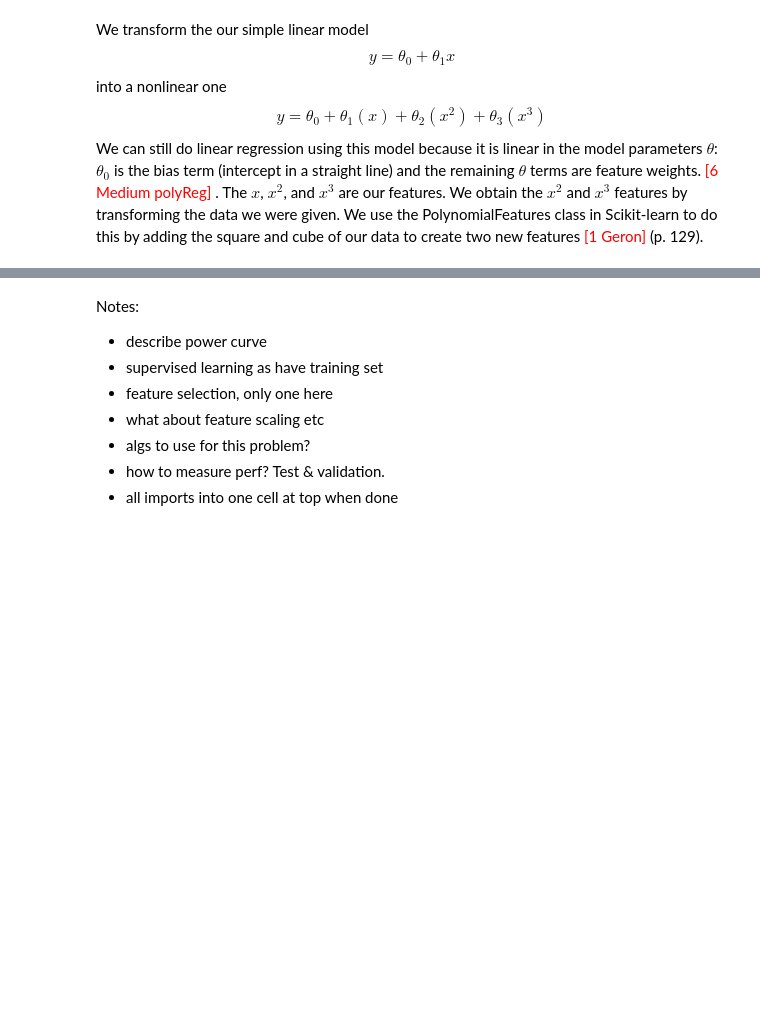
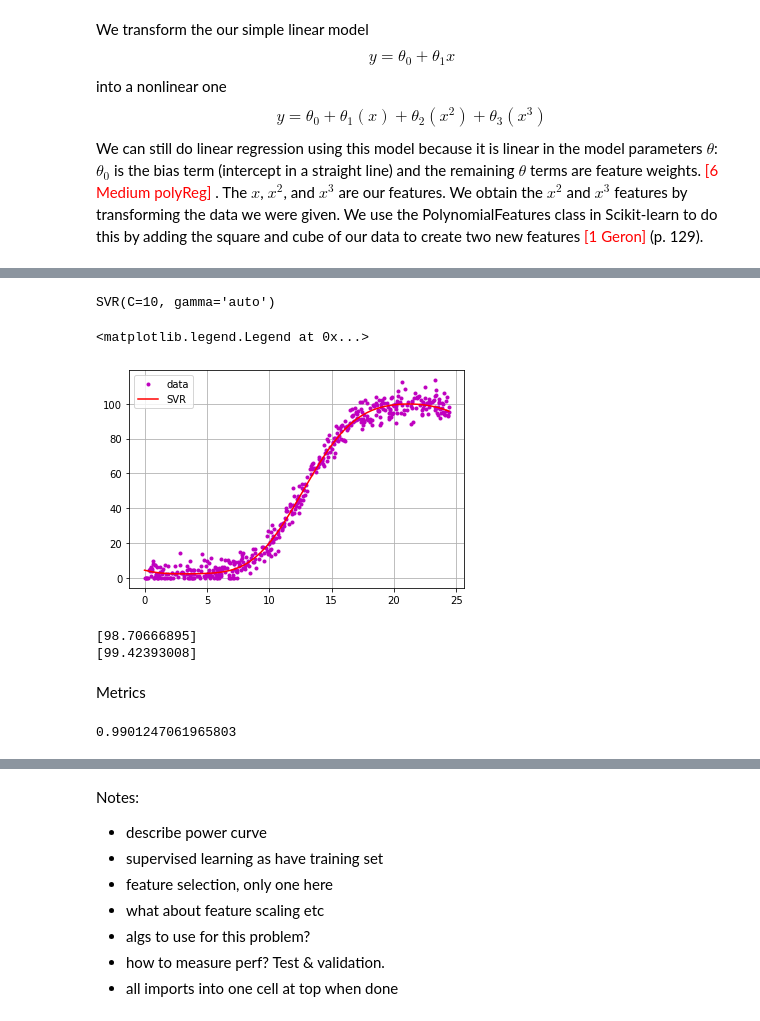
Before and after one commit to elizabethdaly/project-machine-learning, a Jupyter notebook: project-machine-learning.ipynb, the cells around one changed output, grey strips where cells are left out. Drawn from its saved outputs; the diff is of its cells as text; code cells hidden in the pictures; blank space fills up the shorter version.

```diff
--- a/project-machine-learning.ipynb
+++ b/project-machine-learning.ipynb
@@ -357,3 +360,55 @@ Note that I can't plot the test data as a line because the X_test values are ran
+# %%
+from sklearn.svm import SVR
+# https://ogrisel.github.io/scikit-learn.org/sklearn-tutorial/auto_examples/svm/plot_svm_regression.html
+
+# svm_reg = SVR(kernel="poly", degree=3, coef0=1, C=100, epsilon=0.1, gamma='auto') # OK like poly LR
+svm_reg = SVR(kernel="rbf", C=10, gamma='auto') # explain
+# C ~1/reg default = 1 Tiny C bad fit
+# epsilon
+# coef
+
+# Scaling etc
+# https://scikit-learn.org/stable/modules/svm.html#tips-on-practical-use
+from sklearn.preprocessing import StandardScaler
+
+# Scale X only
+sc_X = StandardScaler()
+X_scale = sc_X.fit_transform(X)
+
+# Train model with scaled X and y
+svm_reg.fit(X_scale, y)
+# %% [output]
+SVR(C=10, gamma='auto')
+# %%
+plt.plot(X, y, 'm.', label="data") # X, y data
+plt.plot(X, svm_reg.predict(X_scale), '-r', label="SVR") # prediction using scaled X data
+plt.grid()
+plt.legend()
+# %% [output]
+<matplotlib.legend.Legend at 0x...>
+[figure, added]
+# %%
+# Q. How to predict from a single value? A. Need x and the transformer sc_X
+# Scaling issue? As predictions for -1,0,1 seems to match power.
+y1 = svm_reg.predict([[1]])
+print(y1)
+
+# Apply same scaler to x value we want to test.
+x2 = 20
+x2_scale = sc_X.transform([[x2]])
+# Make a prediction for this scaled value - seems sensible.
+y2 = svm_reg.predict(x2_scale)
+print(y2)
+# %% [output]
+[98.70666895]
+[99.42393008]
+# %% [markdown]
+Metrics
+# %%
+svm_reg.score(X_scale, y)
+# Check setting C=0.01 gives bad score here.
+# %% [output]
+0.9901247061965803
 # %% [markdown]
 ## References
 <span style='color:red'> [1 Geron] </span> Aurelien Geron, *Hands-on Machine Learning with Scikit-Learn, Keras & TensorFlow*, **2019**, 2nd Edition, O'Reilly Media, Inc., CA
```
Also changed, not shown: parts of 8 cells of this notebook.
